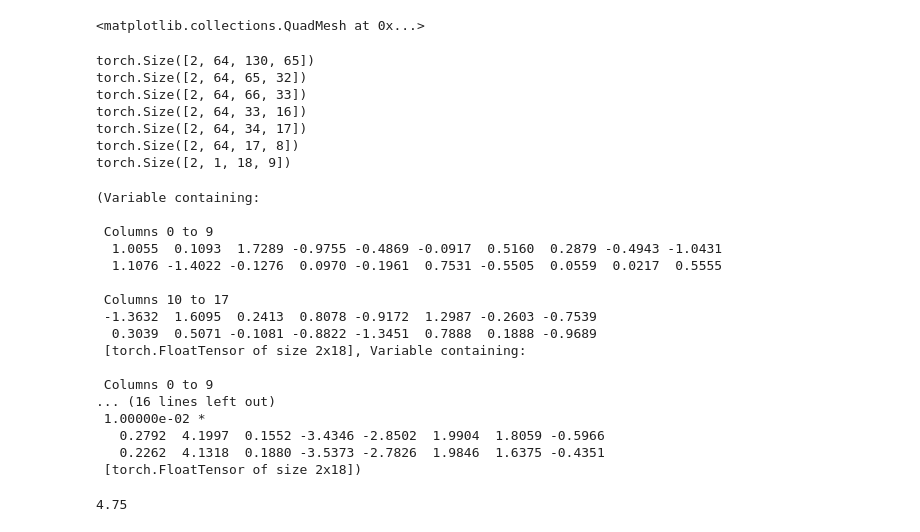
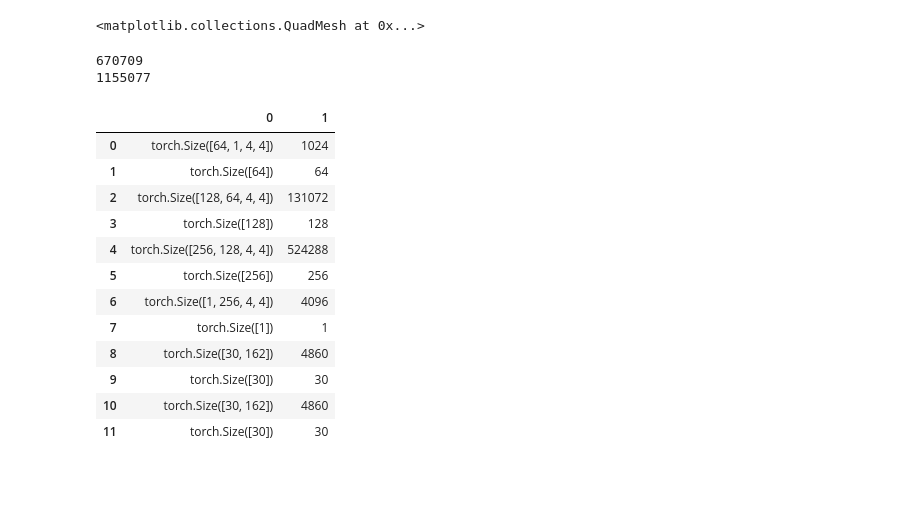
Before and after one commit to AndreJohannes/VariationalAutoEncoder, a Jupyter notebook: Sound.ipynb, the cells around one changed output. Drawn from its saved outputs; the diff is of its cells as text; code cells hidden in the pictures; blank space fills up the shorter version.

Commit message:
added number of parameter method

```diff
--- a/Sound.ipynb
+++ b/Sound.ipynb
@@ -410,34 +410,3 @@ plt.pcolormesh(((v[1:2])).data[0,0])
 [interactive output not drawn]
 [interactive output not drawn]
 <matplotlib.collections.QuadMesh at 0x...>
-# %%
-_Encoder(18,0)(Variable(train_loader[0]))
-# %% [output]
-torch.Size([2, 64, 130, 65])
-torch.Size([2, 64, 65, 32])
-torch.Size([2, 64, 66, 33])
-torch.Size([2, 64, 33, 16])
-torch.Size([2, 64, 34, 17])
-torch.Size([2, 64, 17, 8])
-torch.Size([2, 1, 18, 9])
-(Variable containing:
-
- Columns 0 to 9
-  1.0055  0.1093  1.7289 -0.9755 -0.4869 -0.0917  0.5160  0.2879 -0.4943 -1.0431
-  1.1076 -1.4022 -0.1276  0.0970 -0.1961  0.7531 -0.5505  0.0559  0.0217  0.5555
-
- Columns 10 to 17
- -1.3632  1.6095  0.2413  0.8078 -0.9172  1.2987 -0.2603 -0.7539
-  0.3039  0.5071 -0.1081 -0.8822 -1.3451  0.7888  0.1888 -0.9689
- [torch.FloatTensor of size 2x18], Variable containing:
-
- Columns 0 to 9
-... (16 lines left out)
- 1.00000e-02 *
-   0.2792  4.1997  0.1552 -3.4346 -2.8502  1.9904  1.8059 -0.5966
-   0.2262  4.1318  0.1880 -3.5373 -2.7826  1.9846  1.6375 -0.4351
- [torch.FloatTensor of size 2x18])
-# %%
-38/8
-# %% [output]
-4.75
@@ -443,0 +417,23 @@ torch.Size([2, 1, 18, 9])
+# %%
+print(get_number_of_parameters(enc(30,0)))
+print(get_number_of_parameters(dec(30,0)))
+# %% [output]
+670709
+1155077
+# %%
+import pandas, torch, numpy
+pandas.DataFrame([(str(p.size()), numpy.prod(p.size())) for p in (enc(30,0).parameters())])
+# %% [output]
+|  | 0 | 1 |
+| 0 | torch.Size([64, 1, 4, 4]) | 1024 |
+| 1 | torch.Size([64]) | 64 |
+| 2 | torch.Size([128, 64, 4, 4]) | 131072 |
+| 3 | torch.Size([128]) | 128 |
+| 4 | torch.Size([256, 128, 4, 4]) | 524288 |
+| 5 | torch.Size([256]) | 256 |
+| 6 | torch.Size([1, 256, 4, 4]) | 4096 |
+| 7 | torch.Size([1]) | 1 |
+| 8 | torch.Size([30, 162]) | 4860 |
+| 9 | torch.Size([30]) | 30 |
+| 10 | torch.Size([30, 162]) | 4860 |
+| 11 | torch.Size([30]) | 30 |
```
Also changed, not shown: parts of 3 cells of this notebook, 2 other files.
